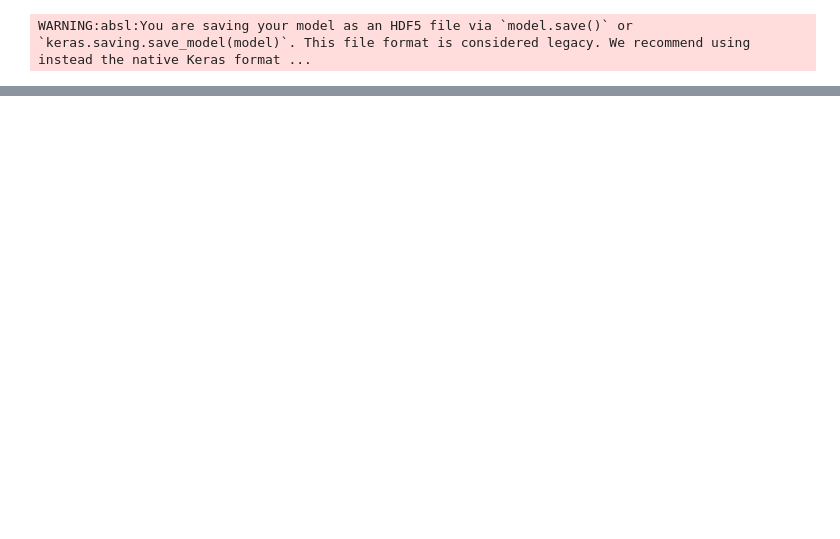
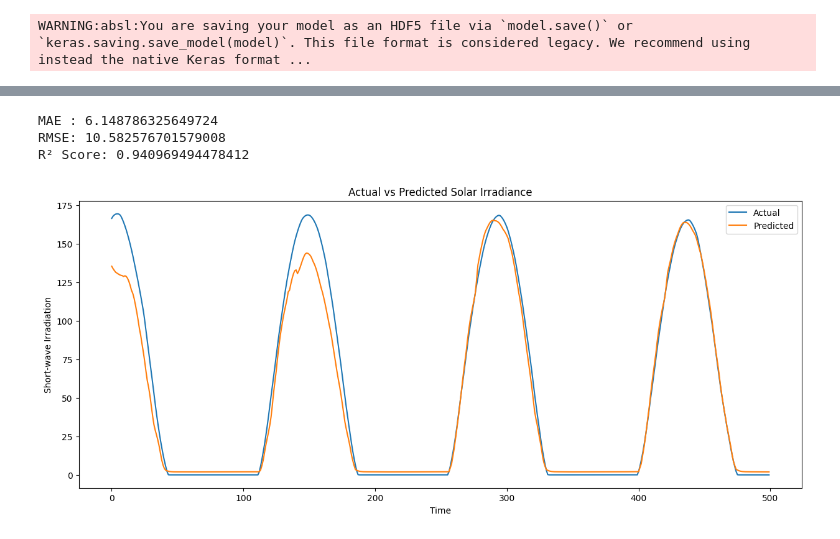
Before and after one commit to jayanth-talasri/Solar-irradiance-forecasting-using-deep-Learning-model-LSTM-, a Jupyter notebook: solar_forecasting.ipynb, the cells around one changed output, grey strips where cells are left out. Cells and saved outputs as stored; diff of their text form; code cells hidden in the pictures; blank space fills up the shorter version.

```diff
--- a/solar_forecasting.ipynb
+++ b/solar_forecasting.ipynb
@@ -358,0 +372,2 @@ WARNING:absl:You are saving your model as an HDF5 file via `model.save()` or `ke
+# %%
+y_pred = model.predict(X_test)
@@ -358,0 +376,4 @@ WARNING:absl:You are saving your model as an HDF5 file via `model.save()` or `ke
+# %%
+y_pred_actual = target_scaler.inverse_transform(y_pred)
+
+y_test_actual = target_scaler.inverse_transform(y_test)
@@ -358,0 +386,40 @@ WARNING:absl:You are saving your model as an HDF5 file via `model.save()` or `ke
+# %%
+mae = mean_absolute_error(y_test_actual, y_pred_actual)
+
+mse = mean_squared_error(y_test_actual, y_pred_actual)
+
+rmse = np.sqrt(mse)
+
+r2 = r2_score(y_test_actual, y_pred_actual)
+
+print("MAE :", mae)
+print("RMSE:", rmse)
+print("R² Score:", r2)
+# %% [output]
+MAE : 6.148786325649724
+RMSE: 10.582576701579008
+R² Score: 0.940969494478412
+# %%
+plt.figure(figsize=(15,6))
+
+plt.plot(
+    y_test_actual[:500],
+    label="Actual"
+)
+
+plt.plot(
+    y_pred_actual[:500],
+    label="Predicted"
+)
+
+plt.title("Actual vs Predicted Solar Irradiance")
+
+plt.xlabel("Time")
+
+plt.ylabel("Short-wave Irradiation")
+
+plt.legend()
+
+plt.show()
+# %% [output]
+[figure, added]
```
Also changed, not shown: parts of 36 cells of this notebook.
